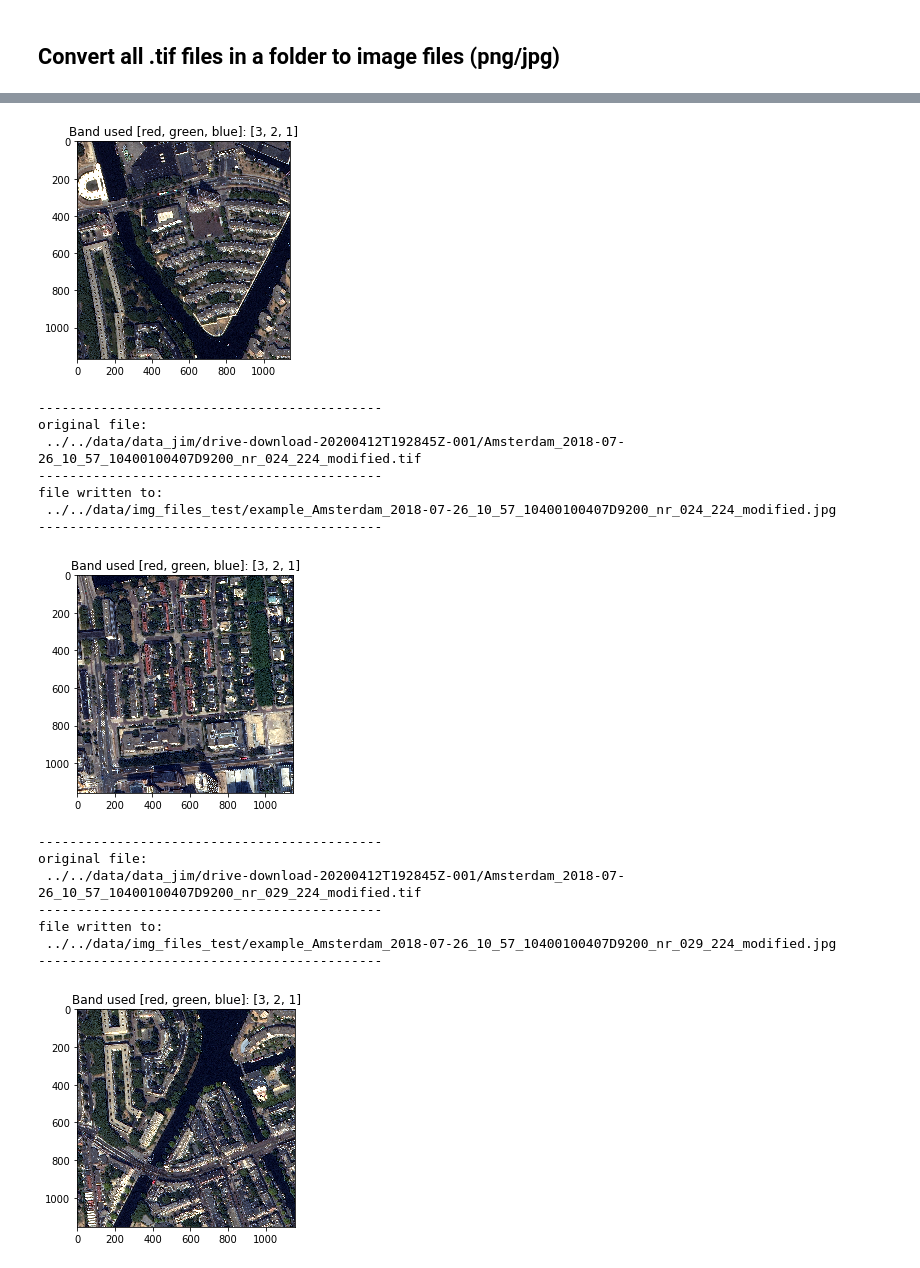
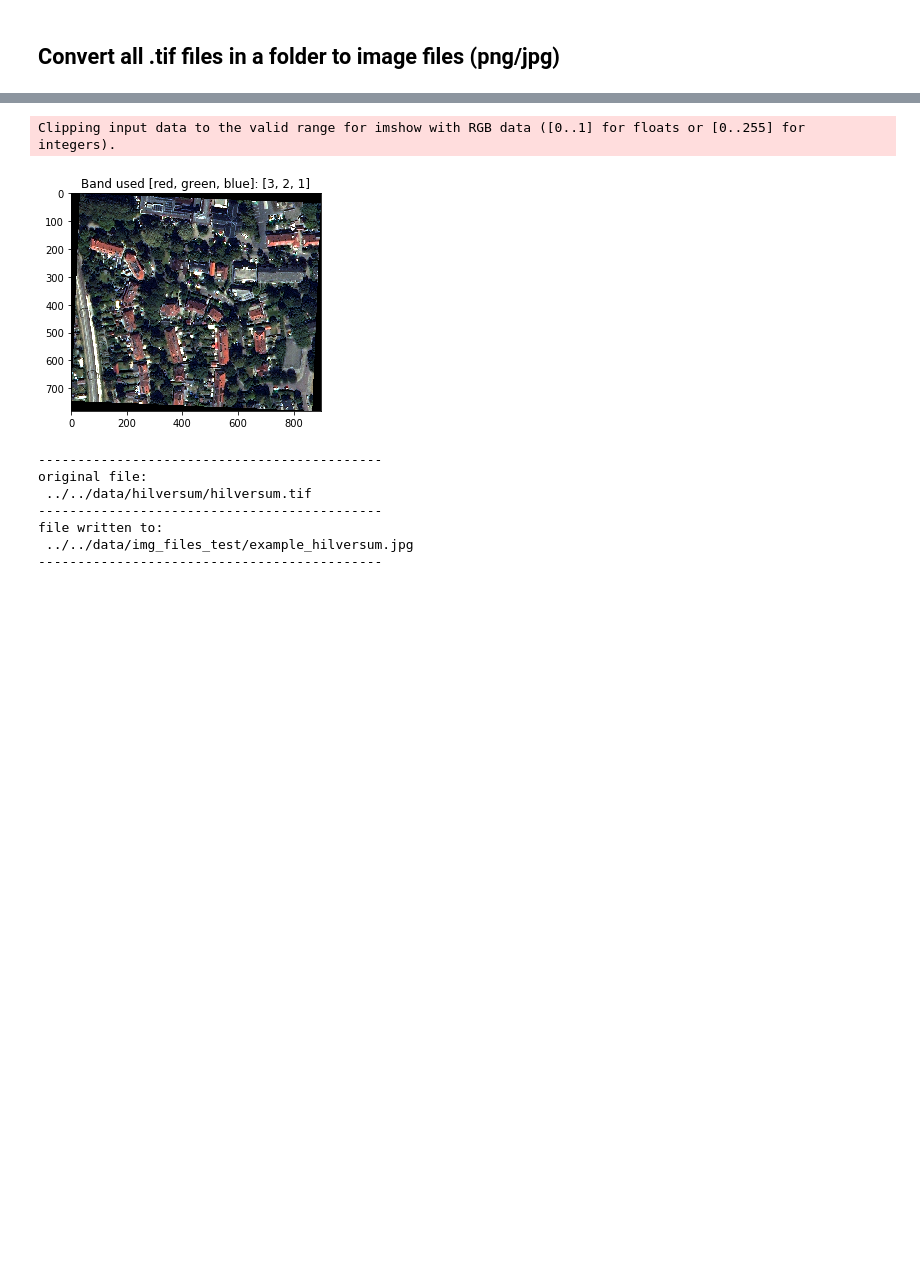
Before and after one commit to krakchris/TreeTect, a Jupyter notebook: notebooks/tif2img.ipynb, the cells around one changed output, grey strips where cells are left out. Saved outputs shown, nothing was run; the diff lists cells and outputs as text; code cells hidden in the pictures; blank space fills up the shorter version.

```diff
--- a/notebooks/tif2img.ipynb
+++ b/notebooks/tif2img.ipynb
@@ -19,14 +19,15 @@ from skimage.io import imsave, imread
 output_path = '../../data/img_files_test/'
 
 # define paths with raster data
-rasters_file_path = '../../data/data_jim/**/*.tif'
+rasters_file_path = '../../data/hilversum/*.tif'
 
 # image specifics:
 band_list = [3,2,1]
 file_type = 'jpg' # jpg or png
 upper_percentile = 98
 lower_percentile = 2
-no_data_value = -999
+max_single_value_count = 600
+
 
 # misc
 plot_results = True
@@ -56,49 +56,50 @@ for raster_file in raster_files[0:5]:
     # correct exposure for each band individually
     img_plot_enhance = np.array(img_plot, copy=True)
 
+
     for band in range(3):
-        img_plot[img_plot == no_data_value] = np.nan
+
+        # check max amount of a single value
+        max_count_single_value = np.max(np.unique(img_plot, return_counts=True)[1])
+
+        # if there are more than specific values set them as nan
+        if max_count_single_value > max_single_value_count:
+            no_data_value = img_plot.flatten()[np.argmax(np.unique(img_plot, return_counts=True)[1])]
+            img_plot[img_plot == no_data_value] = np.nan
+
         p_1, p_2 = np.nanpercentile(img_plot[:,:,band], (lower_percentile, upper_percentile))
         img_plot_enhance[:,:,band] = exposure.rescale_intensity(img_plot[:,:,band],
                                                             in_range=(p_1, p_2),
                                                             out_range = 'uint8')
 
 
 
     # name string
     orig_file_name = raster_file.split('/')[-1].split('.')[0]
 
     # write jpg file
     file_path_jpg = '{0}example_{1}.{2}'.format(output_path,orig_file_name, file_type)
     file_name_jpg = 'example_{0}.{1}'.format(orig_file_name, file_type)
     imsave(file_path_jpg, img_plot_enhance.astype('uint8'))
 
 
     if plot_results:
         plt.imshow(img_plot_enhance.astype(int))
         plt.title('Band used [red, green, blue]: {}'.format(band_list))
         plt.show()
 
         print('--------------------------------------------')
         print('original file: \n', raster_file)
         print('--------------------------------------------')
         print('file written to: \n', file_path_jpg)
         print('--------------------------------------------')
 # %% [output]
+Clipping input data to the valid range for imshow with RGB data ([0..1] for floats or [0..255] for integers).
-[figure, old version]
+[figure, new version]
---------------------------------------------
-original file:
- ../../data/data_jim/drive-download-20200412T192845Z-001/Amsterdam_2018-07-26_10_57_10400100407D9200_nr_024_224_modified.tif
---------------------------------------------
-file written to:
- ../../data/img_files_test/example_Amsterdam_2018-07-26_10_57_10400100407D9200_nr_024_224_modified.jpg
---------------------------------------------
-[figure, removed]
 --------------------------------------------
 original file:
- ../../data/data_jim/drive-download-20200412T192845Z-001/Amsterdam_2018-07-26_10_57_10400100407D9200_nr_029_224_modified.tif
+ ../../data/hilversum/hilversum.tif
 --------------------------------------------
 file written to:
- ../../data/img_files_test/example_Amsterdam_2018-07-26_10_57_10400100407D9200_nr_029_224_modified.jpg
+ ../../data/img_files_test/example_hilversum.jpg
 --------------------------------------------
-[figure, removed]
```
Also changed, not shown: parts of 2 cells of this notebook.
